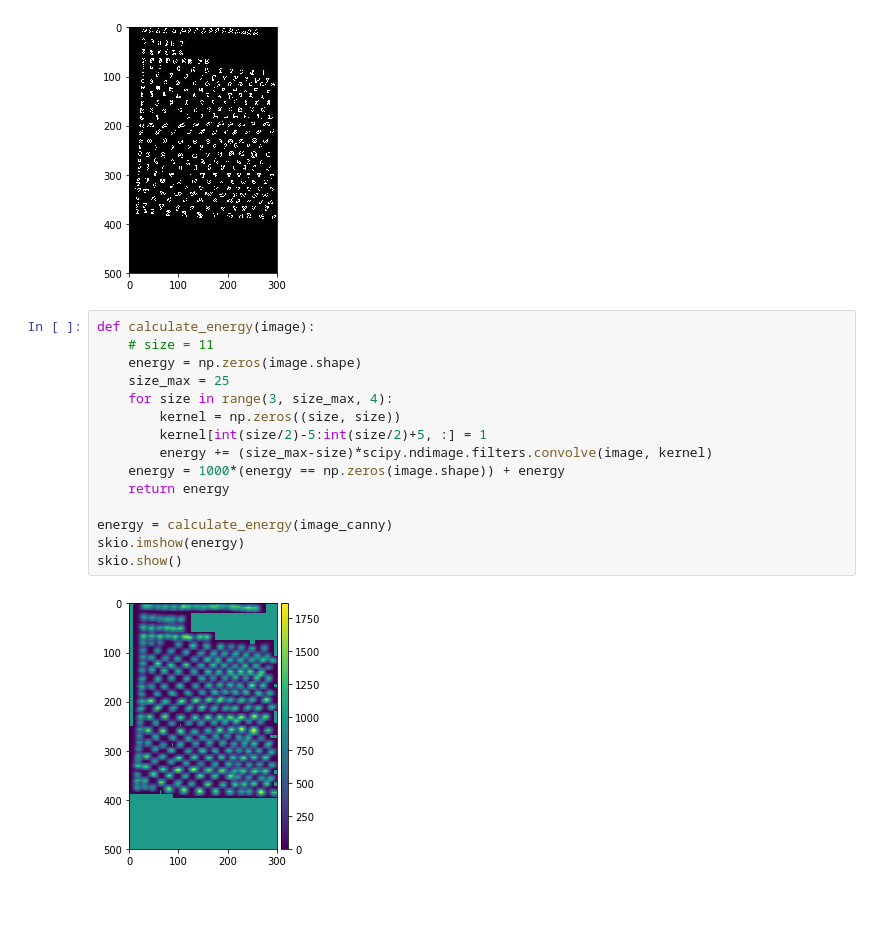
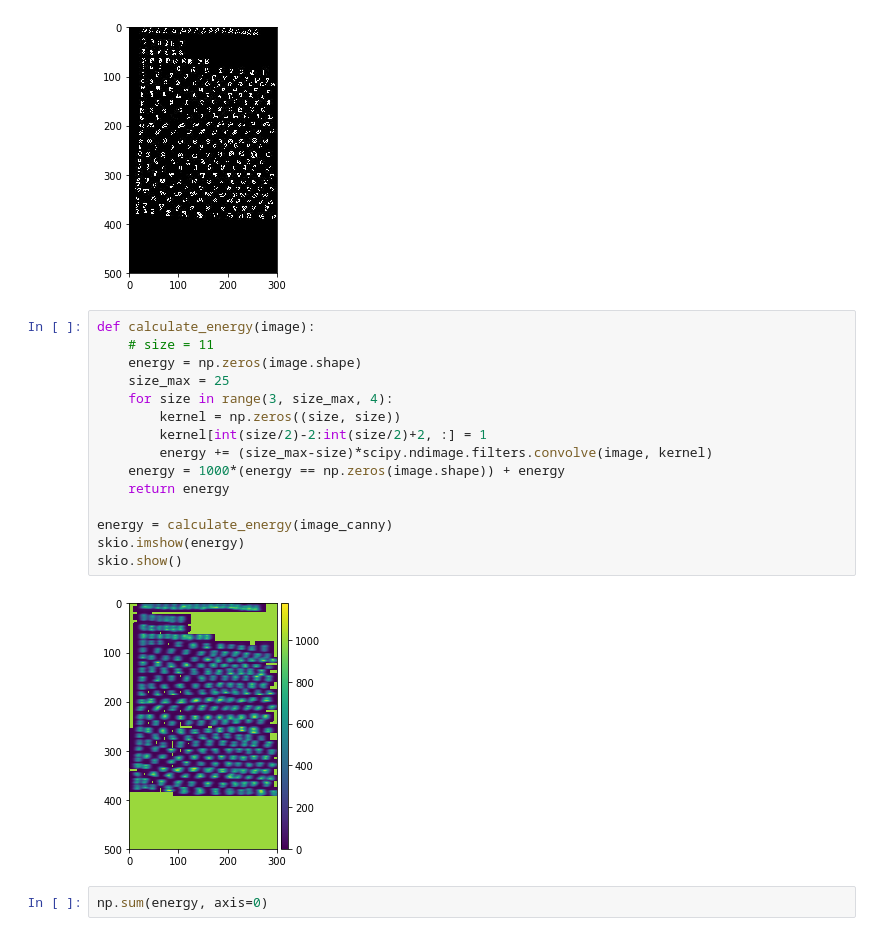
Before and after one commit to clemsciences/ohcr, a Jupyter notebook: tutorial.ipynb, the cells around one changed output. Cells and saved outputs as stored; diff of their text form; blank space fills up the shorter version.

```diff
--- a/tutorial.ipynb
+++ b/tutorial.ipynb
@@ -59,17 +59,19 @@ skio.show()
 # %%
 def calculate_energy(image):
     # size = 11
     energy = np.zeros(image.shape)
     size_max = 25
     for size in range(3, size_max, 4):
         kernel = np.zeros((size, size))
-        kernel[int(size/2)-5:int(size/2)+5, :] = 1
+        kernel[int(size/2)-2:int(size/2)+2, :] = 1
         energy += (size_max-size)*scipy.ndimage.filters.convolve(image, kernel)
     energy = 1000*(energy == np.zeros(image.shape)) + energy
     return energy
 
 energy = calculate_energy(image_canny)
 skio.imshow(energy)
 skio.show()
 # %% [output]
-[figure, old version]
+[figure, new version]
+# %%
+np.sum(energy, axis=0)
```
Also changed, not shown: 1 other file.
